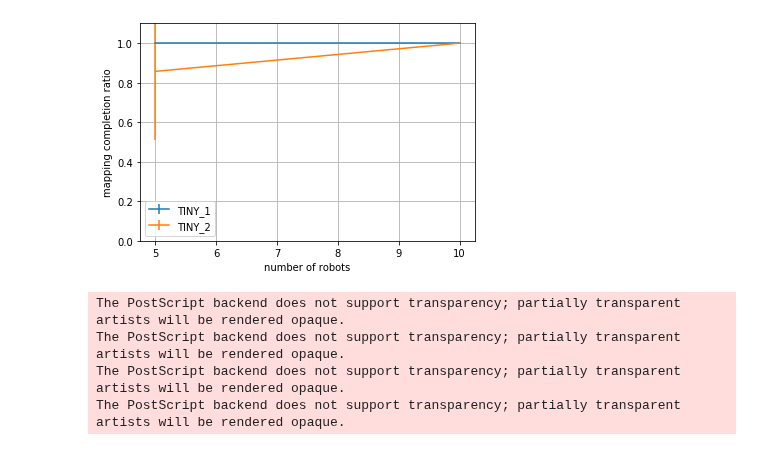
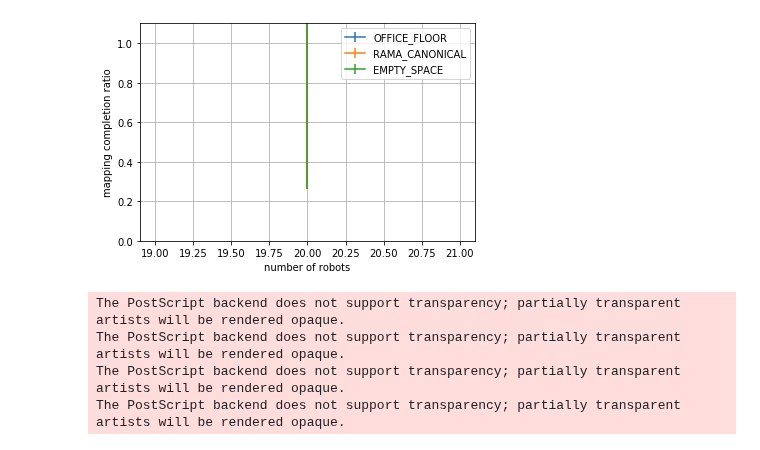
Before and after one commit to openwsn-berkeley/Atlas, a Jupyter notebook: DrawResults.ipynb, the cells around one changed output. Cells and saved outputs as stored; diff of their text form; code cells hidden in the pictures.

```diff
--- a/DrawResults.ipynb
+++ b/DrawResults.ipynb
@@ -30,7 +30,7 @@ Heatmap
 
 #=== gather data
 
-with open('AtlasLog_200428014808.json','r') as f:
+with open('AtlasLog_200428190202.json','r') as f:
     log      = json.loads(f.read())
 
 #=== create plot
@@ -96,7 +97,7 @@ Completion Ratio
 
 #=== gather data
 
-with open('AtlasLog_200428022117.json','r') as f:
+with open('AtlasLog_200428190202.json','r') as f:
     log = json.loads(f.read())
 
 data     = {}
@@ -105,37 +106,37 @@ for run in log:
     numRobots        = run['numRobots']
     mappingoutcome   = run['mappingoutcome']
     if scenarioName not in data:
-        data[scenarioName]            = {}
+        data[scenarioName]             = {}
     if numRobots not in data[scenarioName]:
-        data[scenarioName][numRobots] = []
+        data[scenarioName][numRobots]  = []
     if mappingoutcome=='success':
         data[scenarioName][numRobots] += [1]
     else:
         data[scenarioName][numRobots] += [0]
 
 #=== create plot
 
 (fig,ax) = plt.subplots()
 lines    = []
 for scenario in data.keys():
     x    = []
     y    = []
     yerr = []
     for (k,v) in data[scenario].items():
         x    += [k]
         (m,h) = mean_confidence_interval(v)
         y    += [m]
         yerr += [h]
     lines    += [ax.errorbar(x, y, yerr=yerr,label=scenario[len('SCENARIO_'):])]
 ax.grid(True, zorder=5)
 plt.xlabel('number of robots')
 plt.ylim(0,1.1)
 plt.ylabel('mapping completion ratio')
 plt.legend(handles=lines)
 plt.show()
 fig.savefig(os.path.join('plots','completion_ratio.eps'),bbox_inches='tight')
 # %% [output]
-[figure, old version]
+[figure, new version]
 The PostScript backend does not support transparency; partially transparent artists will be rendered opaque.
 The PostScript backend does not support transparency; partially transparent artists will be rendered opaque.
 The PostScript backend does not support transparency; partially transparent artists will be rendered opaque.
```
Also changed, not shown: parts of 2 cells of this notebook, 1 other file.
